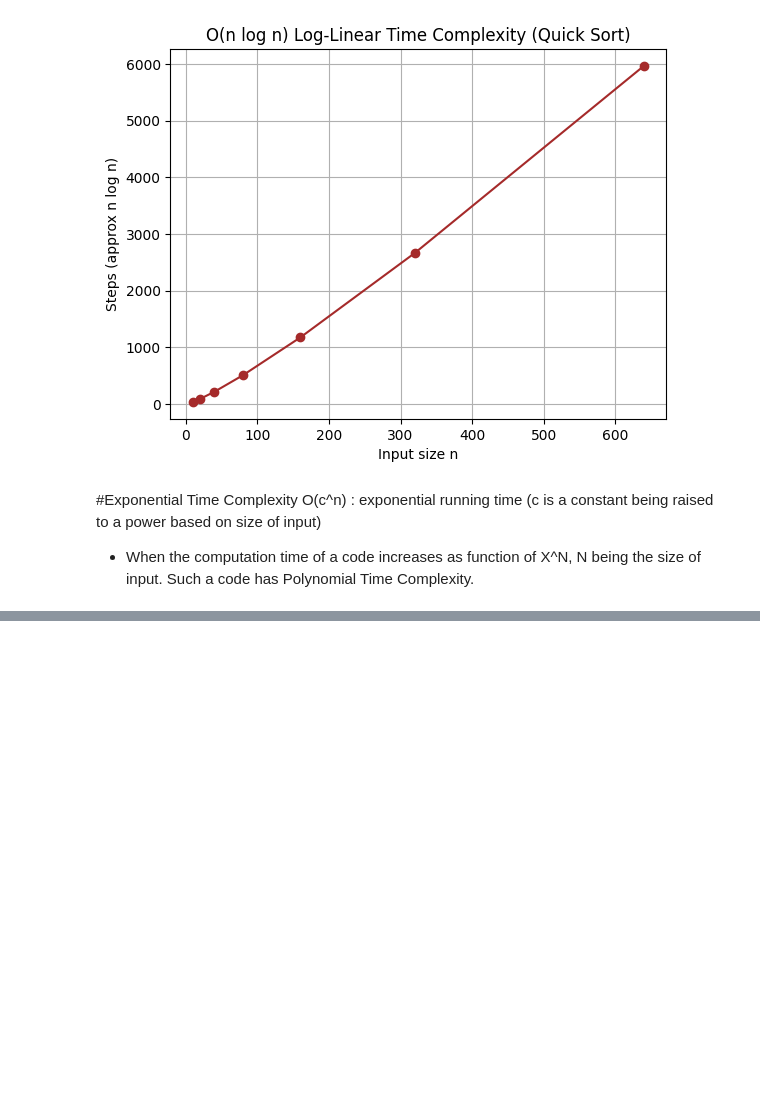
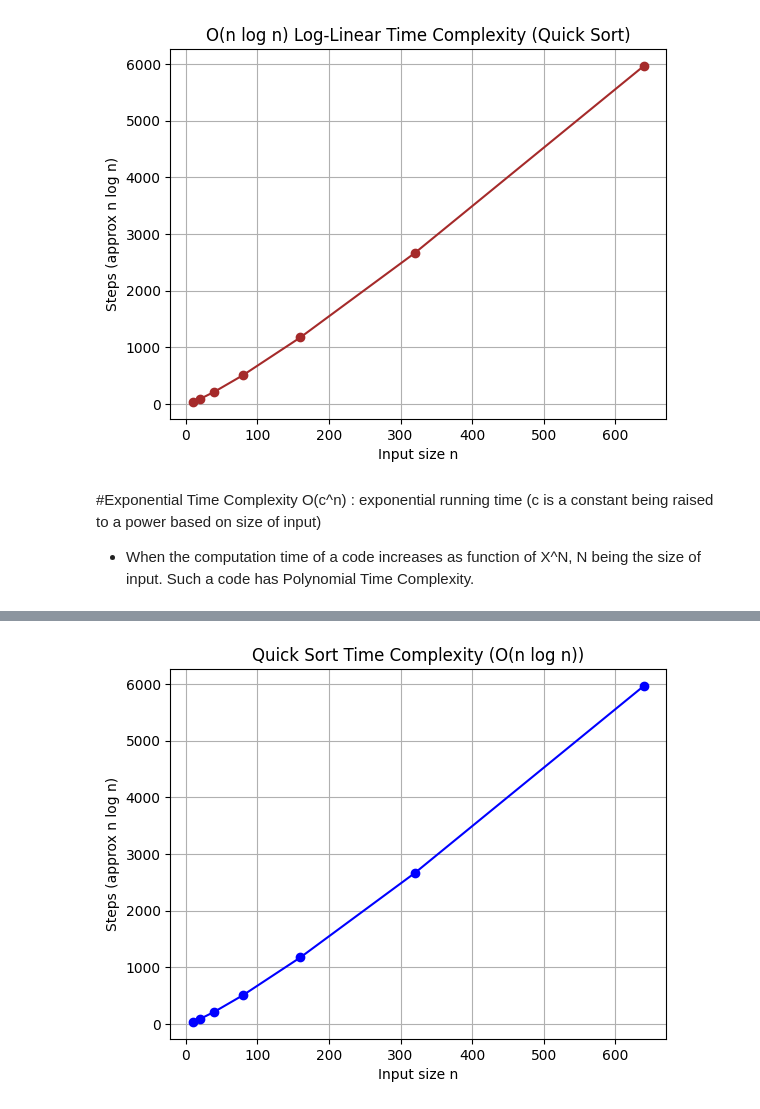
Before and after one commit to khushboosharma748/APS, a Jupyter notebook: Lab_3_Growth_of_function.ipynb, the cells around one changed output, grey strips where cells are left out. Saved outputs shown, nothing was run; the diff lists cells and outputs as text; code cells hidden in the pictures; blank space fills up the shorter version.

```diff
--- a/Lab_3_Growth_of_function.ipynb
+++ b/Lab_3_Growth_of_function.ipynb
@@ -278,0 +353,32 @@ plt.show()
+# %%
+# Write a function to perform quick sort and show that it has Logarithmic Time Complexity O(log n)
+import matplotlib.pyplot as plt
+import random
+import math
+
+def quick_sort(arr):
+    if len(arr) <= 1:
+        return arr
+    pivot = arr[len(arr) // 2]
+    left = [x for x in arr if x < pivot]
+    middle = [x for x in arr if x == pivot]
+    right = [x for x in arr if x > pivot]
+    return quick_sort(left) + middle + quick_sort(right)
+
+n_values = [10, 20, 40, 80, 160, 320, 640]
+time_values = []
+
+for n in n_values:
+    arr = random.sample(range(n*2), n)   # random list of size n
+    quick_sort(arr)                      # perform quick sort
+    time_values.append(n * math.log2(n)) # approximate steps (O(n log n))
+
+plt.figure()
+plt.plot(n_values, time_values, marker='o', color='blue')
+plt.xlabel("Input size n")
+plt.ylabel("Steps (approx n log n)")
+plt.title("Quick Sort Time Complexity (O(n log n))")
+plt.grid(True)
+plt.show()
+# %% [output]
+[figure, added]
```
Also changed, not shown: parts of 5 cells of this notebook.
